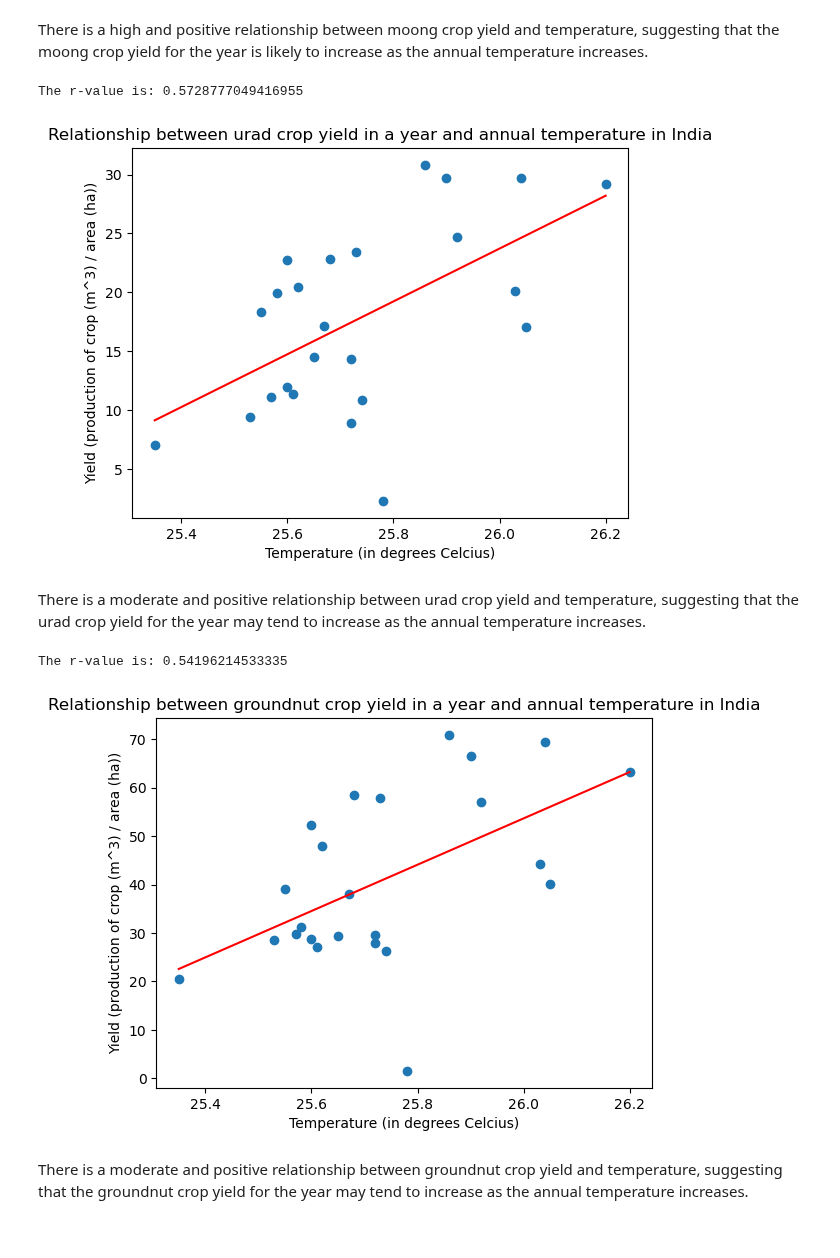
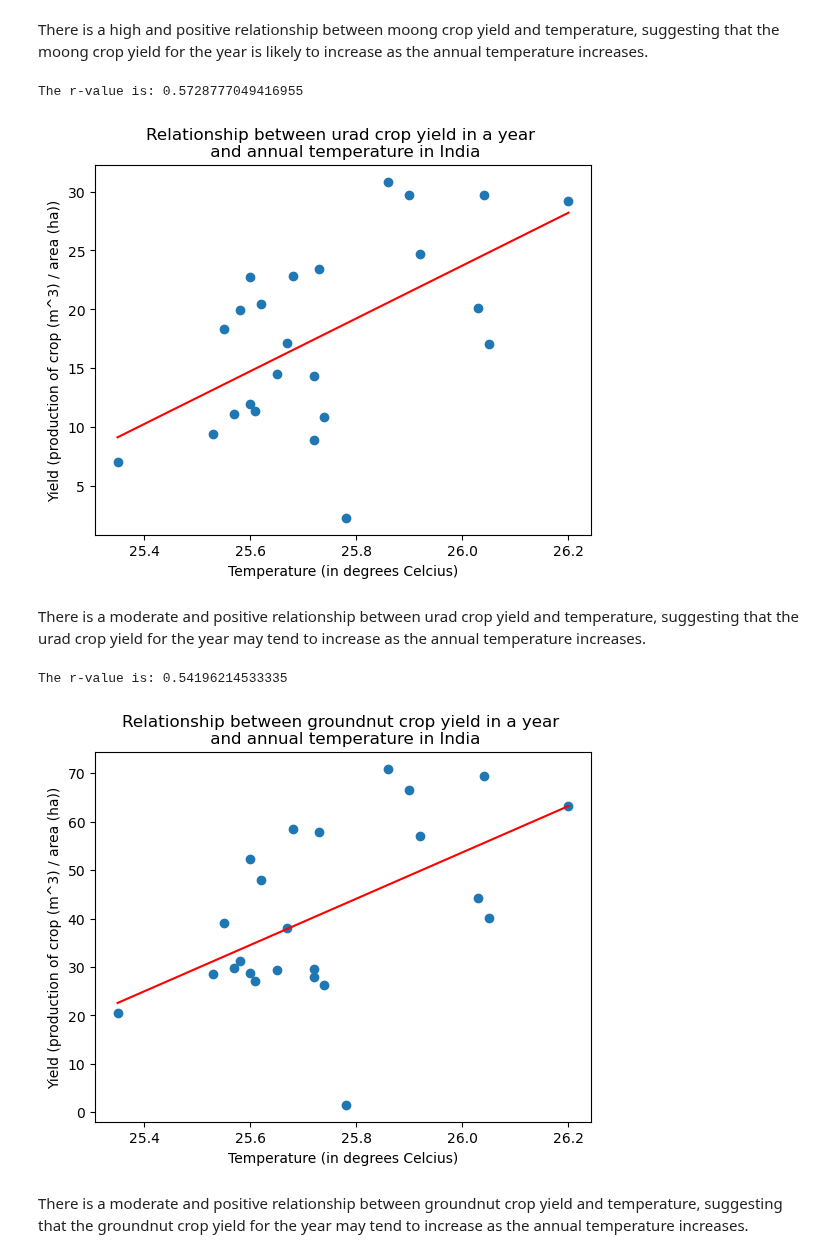
Before and after one commit to falconpunch082/da_bc-proj1, a Jupyter notebook: temperature_analysis.ipynb, the cells around one changed output. Drawn from its saved outputs; the diff is of its cells as text; code cells hidden in the pictures.

Commit message:
Fixed output mistake

```diff
--- a/temperature_analysis.ipynb
+++ b/temperature_analysis.ipynb
@@ -232,19 +233,19 @@ There is a high and positive relationship between moong crop yield and temperatu
 # %%
 # Urad vs. Temperature visualisation
 urad_temp['Annual Temp'] = urad_temp['Annual Temp'].astype('float')
 urad_temp['Yield'] = urad_temp['Yield'].astype('float')
 regress_values, line_eq, rvalue = lin_reg(urad_temp['Annual Temp'], urad_temp['Yield'])
 plt.scatter(urad_temp['Annual Temp'], urad_temp['Yield'])
 plt.plot(urad_temp['Annual Temp'], regress_values, "r-")
-plt.title("Relationship between urad crop yield in a year and annual temperature in India")
+plt.title("Relationship between urad crop yield in a year \n and annual temperature in India")
 plt.xlabel("Temperature (in degrees Celcius)")
 plt.ylabel("Yield (production of crop (m^3) / area (ha))")
 print(f"The r-value is: {rvalue}")
 plt.savefig("output/urad_yield_temp.png")
 plt.show()
 # %% [output]
 The r-value is: 0.5728777049416955
-[figure, old version]
+[figure, new version]
 # %% [markdown]
 There is a moderate and positive relationship between urad crop yield and temperature, suggesting that the urad crop yield for the year may tend to increase as the annual temperature increases.
 # %%
@@ -254,15 +255,15 @@ groundnut_temp['Yield'] = groundnut_temp['Yield'].astype('float')
 regress_values, line_eq, rvalue = lin_reg(groundnut_temp['Annual Temp'], groundnut_temp['Yield'])
 plt.scatter(groundnut_temp['Annual Temp'], groundnut_temp['Yield'])
 plt.plot(groundnut_temp['Annual Temp'], regress_values, "r-")
-plt.title("Relationship between groundnut crop yield in a year and annual temperature in India")
+plt.title("Relationship between groundnut crop yield in a year \n and annual temperature in India")
 plt.xlabel("Temperature (in degrees Celcius)")
 plt.ylabel("Yield (production of crop (m^3) / area (ha))")
 print(f"The r-value is: {rvalue}")
-plt.savefig("output/Groundnut_yield_temp.png")
+plt.savefig("output/groundnut_yield_temp.png")
 plt.show()
 # %% [output]
 The r-value is: 0.54196214533335
-[figure, old version]
+[figure, new version]
 # %% [markdown]
 There is a moderate and positive relationship between groundnut crop yield and temperature, suggesting that the groundnut crop yield for the year may tend to increase as the annual temperature increases.
 # %% [markdown]
```
Also changed, not shown: parts of 4 cells of this notebook, 5 other files.
